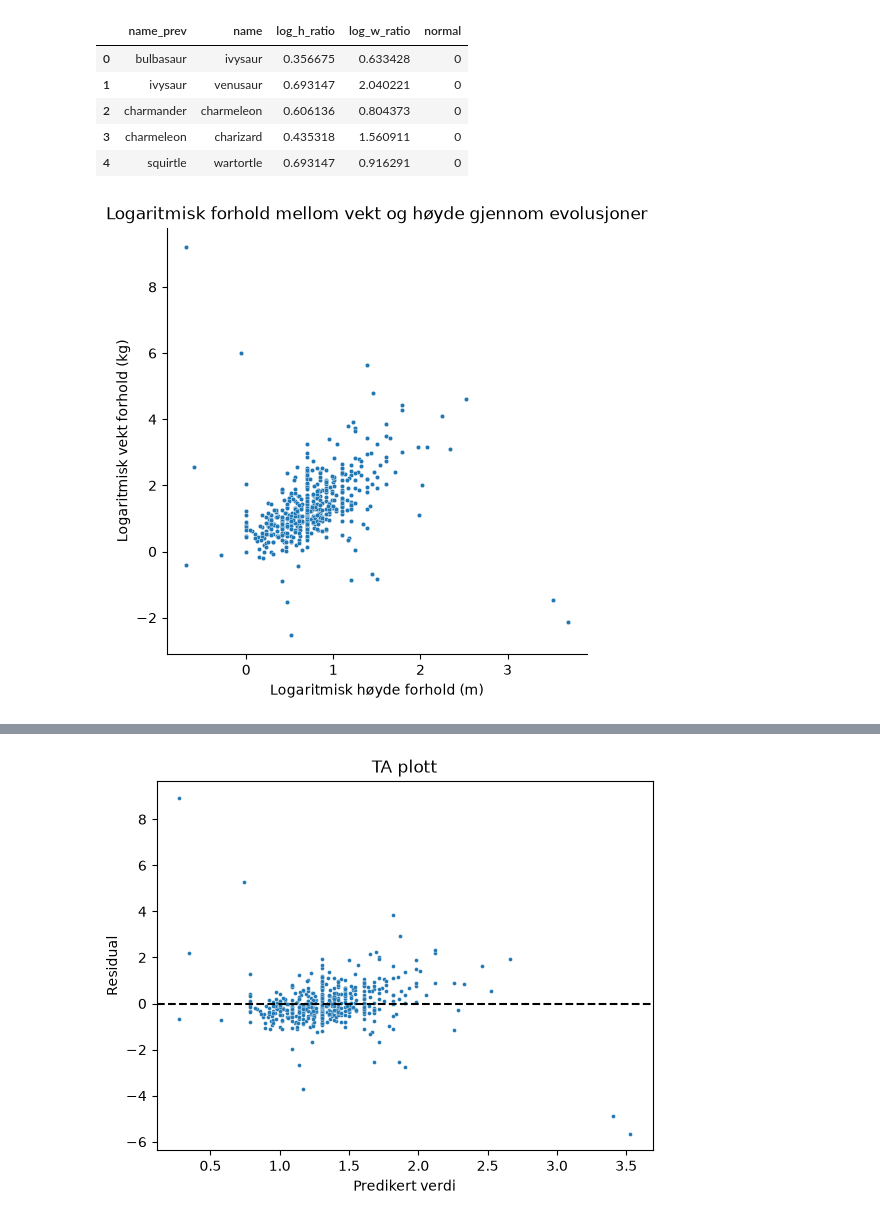
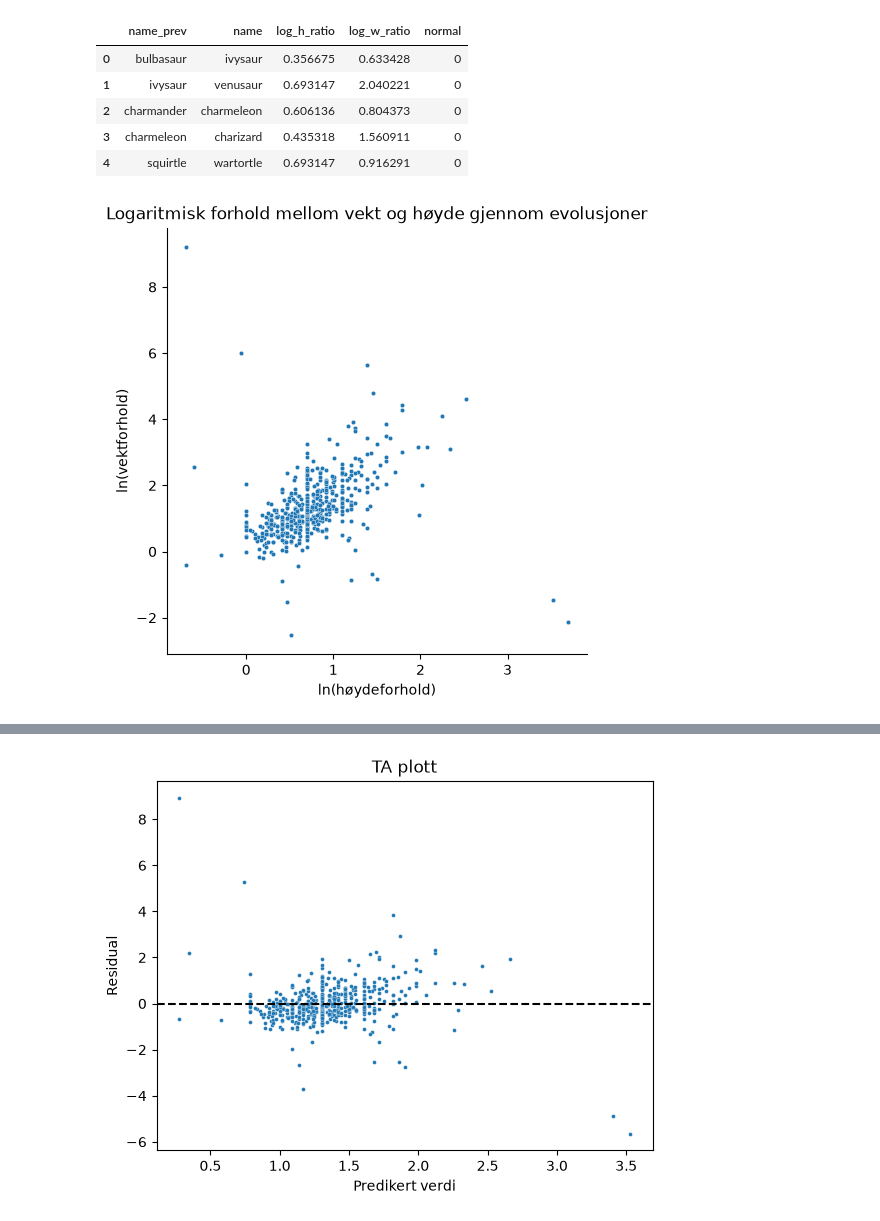
Before and after one commit to Kvestboe/stats_prosjekt, a Jupyter notebook: regresjonsanalyse.ipynb, the cells around one changed output, grey strips where cells are left out. Drawn from its saved outputs; the diff is of its cells as text; code cells hidden in the pictures.

```diff
--- a/regresjonsanalyse.ipynb
+++ b/regresjonsanalyse.ipynb
@@ -113,14 +113,14 @@ Antall evolusjoner: 484 | Normal-type: 58
 | 3 | charmeleon | charizard | 0.435318 | 1.560911 | 0 |
 | 4 | squirtle | wartortle | 0.693147 | 0.916291 | 0 |
 # %%
-# plotter høyde forhold og vekt forhol mellom generasjoner
+# plotter logaritmen av høydeforholdet og vektforholdet for hvert evolusjonssteg
 sns.relplot(x = 'log_h_ratio', y = 'log_w_ratio', kind = 'scatter', s = 10, data = pairs)
-plt.xlabel("Logaritmisk høyde forhold (m)")
-plt.ylabel("Logaritmisk vekt forhold (kg)")
+plt.xlabel("ln(høydeforhold)")
+plt.ylabel("ln(vektforhold)")
 plt.title("Logaritmisk forhold mellom vekt og høyde gjennom evolusjoner")
 plt.show()
 # %% [output]
-[figure, old version]
+[figure, new version]
 # %%
 formel = 'log_w_ratio ~ log_h_ratio'
 
```
Also changed, not shown: parts of 16 cells of this notebook, 1 other file.
